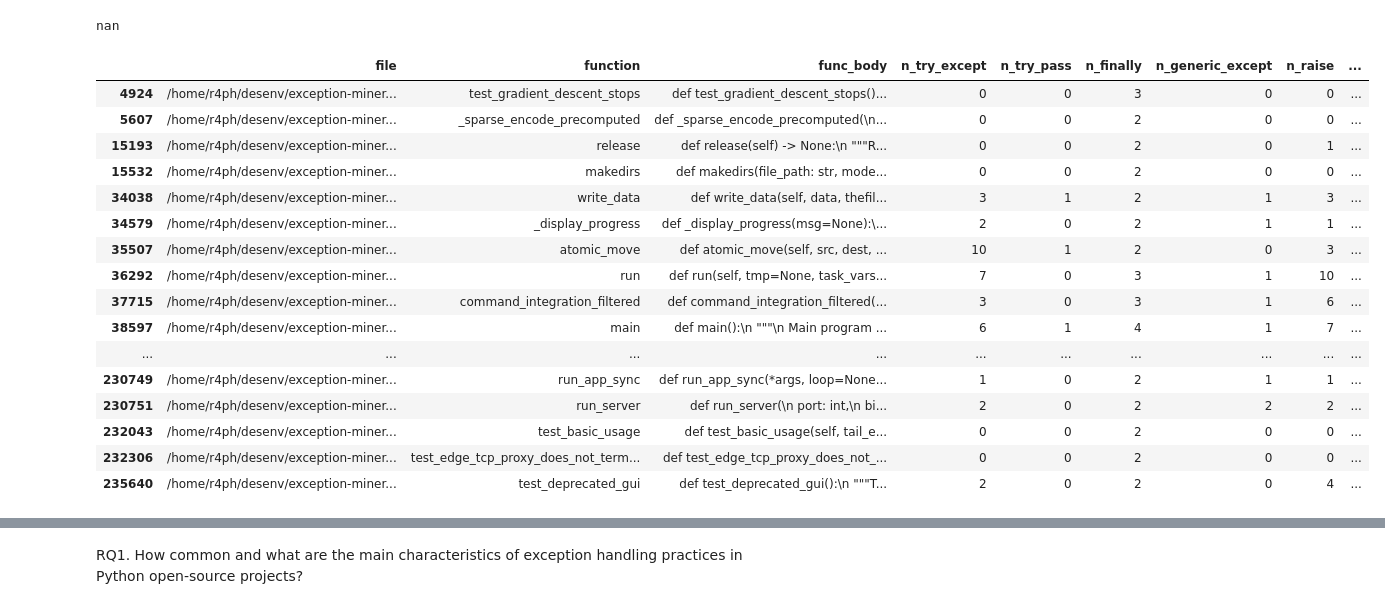
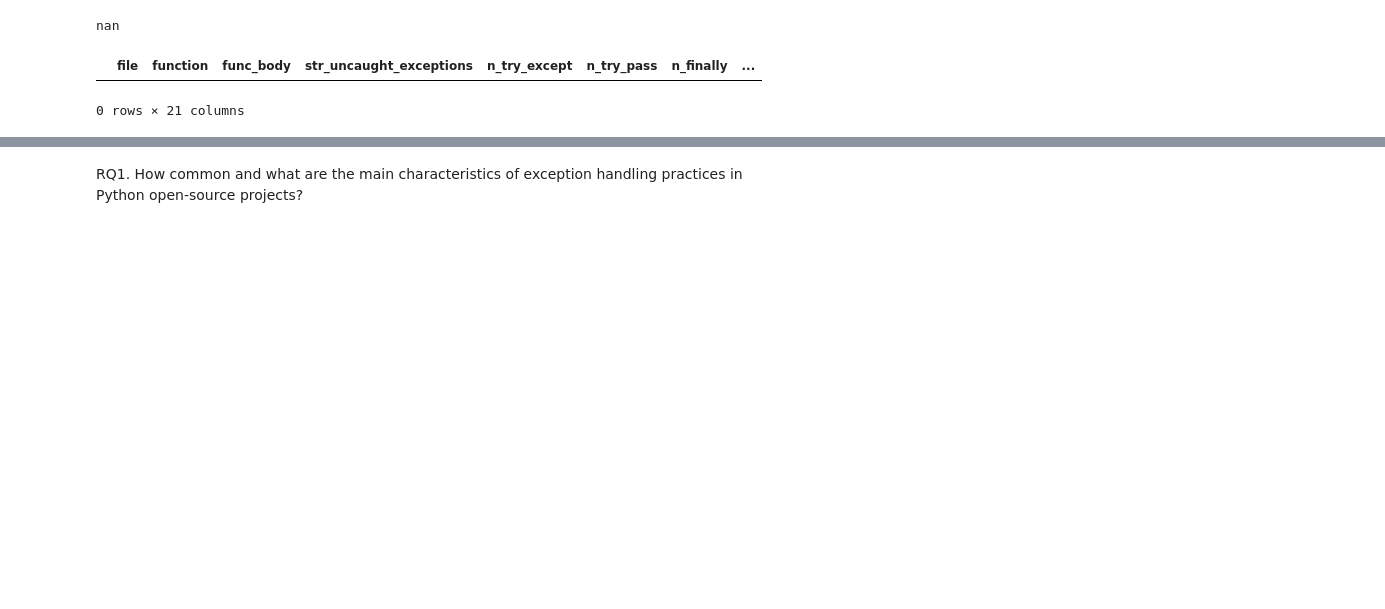
Before and after one commit to r4phael/exception-miner-multi, a Jupyter notebook: notebooks/eh_py_analysis.ipynb, the cells around one changed output, grey strips where cells are left out. Drawn from its saved outputs; the diff is of its cells as text; code cells hidden in the pictures; blank space fills up the shorter version.

Commit message:
Adjusts in Miner

```diff
--- a/notebooks/eh_py_analysis.ipynb
+++ b/notebooks/eh_py_analysis.ipynb
@@ -222,25 +215,10 @@ df.iloc[428,:].str_except_identifiers
 # %% [output]
 nan
 # %%
-df[df['n_finally'] > 1]#.count()
+df[df['n_bare_raise_finally'] > 1]#.count()
 # %% [output]
-|  | file | function | func_body | n_try_except | n_try_pass | n_finally | n_generic_except | n_raise | ... |
-| 4924 | /home/r4ph/desenv/exception-miner... | test_gradient_descent_stops | def test_gradient_descent_stops()... | 0 | 0 | 3 | 0 | 0 | ... |
-| 5607 | /home/r4ph/desenv/exception-miner... | _sparse_encode_precomputed | def _sparse_encode_precomputed(\n... | 0 | 0 | 2 | 0 | 0 | ... |
-| 15193 | /home/r4ph/desenv/exception-miner... | release | def release(self) -> None:\n """R... | 0 | 0 | 2 | 0 | 1 | ... |
-| 15532 | /home/r4ph/desenv/exception-miner... | makedirs | def makedirs(file_path: str, mode... | 0 | 0 | 2 | 0 | 0 | ... |
-| 34038 | /home/r4ph/desenv/exception-miner... | write_data | def write_data(self, data, thefil... | 3 | 1 | 2 | 1 | 3 | ... |
-| 34579 | /home/r4ph/desenv/exception-miner... | _display_progress | def _display_progress(msg=None):\... | 2 | 0 | 2 | 1 | 1 | ... |
-| 35507 | /home/r4ph/desenv/exception-miner... | atomic_move | def atomic_move(self, src, dest, ... | 10 | 1 | 2 | 0 | 3 | ... |
-| 36292 | /home/r4ph/desenv/exception-miner... | run | def run(self, tmp=None, task_vars... | 7 | 0 | 3 | 1 | 10 | ... |
-| 37715 | /home/r4ph/desenv/exception-miner... | command_integration_filtered | def command_integration_filtered(... | 3 | 0 | 3 | 1 | 6 | ... |
-| 38597 | /home/r4ph/desenv/exception-miner... | main | def main():\n """\n Main program ... | 6 | 1 | 4 | 1 | 7 | ... |
-| ... | ... | ... | ... | ... | ... | ... | ... | ... | ... |
-| 230749 | /home/r4ph/desenv/exception-miner... | run_app_sync | def run_app_sync(*args, loop=None... | 1 | 0 | 2 | 1 | 1 | ... |
-| 230751 | /home/r4ph/desenv/exception-miner... | run_server | def run_server(\n port: int,\n bi... | 2 | 0 | 2 | 2 | 2 | ... |
-| 232043 | /home/r4ph/desenv/exception-miner... | test_basic_usage | def test_basic_usage(self, tail_e... | 0 | 0 | 2 | 0 | 0 | ... |
-| 232306 | /home/r4ph/desenv/exception-miner... | test_edge_tcp_proxy_does_not_term... | def test_edge_tcp_proxy_does_not_... | 0 | 0 | 2 | 0 | 0 | ... |
-| 235640 | /home/r4ph/desenv/exception-miner... | test_deprecated_gui | def test_deprecated_gui():\n """T... | 2 | 0 | 2 | 0 | 4 | ... |
+|  | file | function | func_body | str_uncaught_exceptions | n_try_except | n_try_pass | n_finally | ... |
+0 rows × 21 columns
 # %%
 df.iloc[500, :].func_body
 # %% [output]
```
Also changed, not shown: parts of 43 cells of this notebook, 3 other files.
